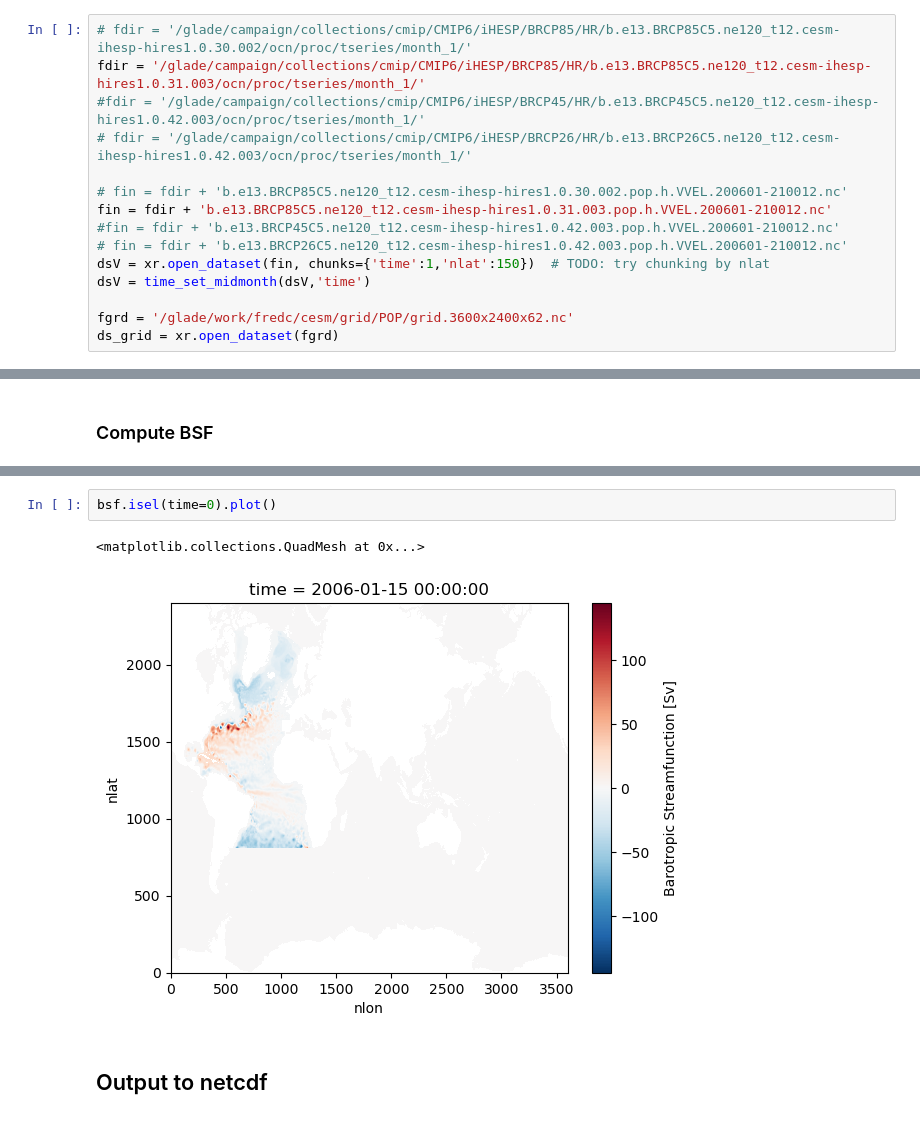
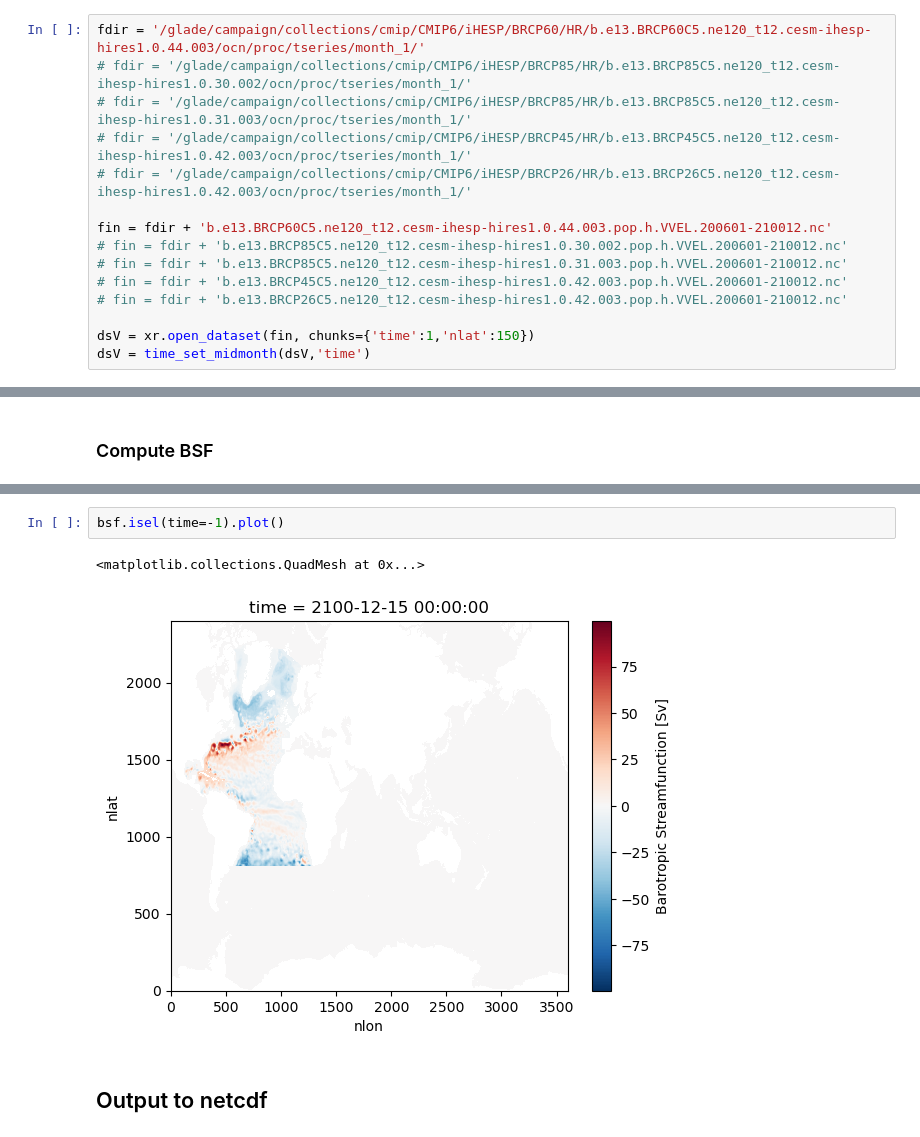
Before and after one commit to justinsmall/iPOGS, a Jupyter notebook: notebooks/BSF_0.1deg_dask.ipynb, the cells around one changed output, grey strips where cells are left out. Cells and saved outputs as stored; diff of their text form.

```diff
--- a/notebooks/BSF_0.1deg_dask.ipynb
+++ b/notebooks/BSF_0.1deg_dask.ipynb
@@ -104,20 +107,20 @@ def time_set_midmonth(ds, time_name, deep=False):
 # %% [markdown]
 # Get the required variables
 # %%
+fdir = '/glade/campaign/collections/cmip/CMIP6/iHESP/BRCP60/HR/b.e13.BRCP60C5.ne120_t12.cesm-ihesp-hires1.0.44.003/ocn/proc/tseries/month_1/'
 # fdir = '/glade/campaign/collections/cmip/CMIP6/iHESP/BRCP85/HR/b.e13.BRCP85C5.ne120_t12.cesm-ihesp-hires1.0.30.002/ocn/proc/tseries/month_1/'
-fdir = '/glade/campaign/collections/cmip/CMIP6/iHESP/BRCP85/HR/b.e13.BRCP85C5.ne120_t12.cesm-ihesp-hires1.0.31.003/ocn/proc/tseries/month_1/'
-#fdir = '/glade/campaign/collections/cmip/CMIP6/iHESP/BRCP45/HR/b.e13.BRCP45C5.ne120_t12.cesm-ihesp-hires1.0.42.003/ocn/proc/tseries/month_1/'
+# fdir = '/glade/campaign/collections/cmip/CMIP6/iHESP/BRCP85/HR/b.e13.BRCP85C5.ne120_t12.cesm-ihesp-hires1.0.31.003/ocn/proc/tseries/month_1/'
+# fdir = '/glade/campaign/collections/cmip/CMIP6/iHESP/BRCP45/HR/b.e13.BRCP45C5.ne120_t12.cesm-ihesp-hires1.0.42.003/ocn/proc/tseries/month_1/'
 # fdir = '/glade/campaign/collections/cmip/CMIP6/iHESP/BRCP26/HR/b.e13.BRCP26C5.ne120_t12.cesm-ihesp-hires1.0.42.003/ocn/proc/tseries/month_1/'
 
+fin = fdir + 'b.e13.BRCP60C5.ne120_t12.cesm-ihesp-hires1.0.44.003.pop.h.VVEL.200601-210012.nc'
 # fin = fdir + 'b.e13.BRCP85C5.ne120_t12.cesm-ihesp-hires1.0.30.002.pop.h.VVEL.200601-210012.nc'
-fin = fdir + 'b.e13.BRCP85C5.ne120_t12.cesm-ihesp-hires1.0.31.003.pop.h.VVEL.200601-210012.nc'
-#fin = fdir + 'b.e13.BRCP45C5.ne120_t12.cesm-ihesp-hires1.0.42.003.pop.h.VVEL.200601-210012.nc'
+# fin = fdir + 'b.e13.BRCP85C5.ne120_t12.cesm-ihesp-hires1.0.31.003.pop.h.VVEL.200601-210012.nc'
+# fin = fdir + 'b.e13.BRCP45C5.ne120_t12.cesm-ihesp-hires1.0.42.003.pop.h.VVEL.200601-210012.nc'
 # fin = fdir + 'b.e13.BRCP26C5.ne120_t12.cesm-ihesp-hires1.0.42.003.pop.h.VVEL.200601-210012.nc'
-dsV = xr.open_dataset(fin, chunks={'time':1,'nlat':150})  # TODO: try chunking by nlat
+
+dsV = xr.open_dataset(fin, chunks={'time':1,'nlat':150})
 dsV = time_set_midmonth(dsV,'time')
-
-fgrd = '/glade/work/fredc/cesm/grid/POP/grid.3600x2400x62.nc'
-ds_grid = xr.open_dataset(fgrd)
 # %%
 dsV.VVEL
 # %% [output]
@@ -245,8 +245,8 @@ Wall time: 4.5 s
 # %%
-bsf.isel(time=0).plot()
+bsf.isel(time=-1).plot()
 # %% [output]
 <matplotlib.collections.QuadMesh at 0x...>
-[figure, old version]
+[figure, new version]
 # %% [markdown]
 ## Output to netcdf
 # %%
```
Also changed, not shown: parts of 28 cells of this notebook, 2 other files.
